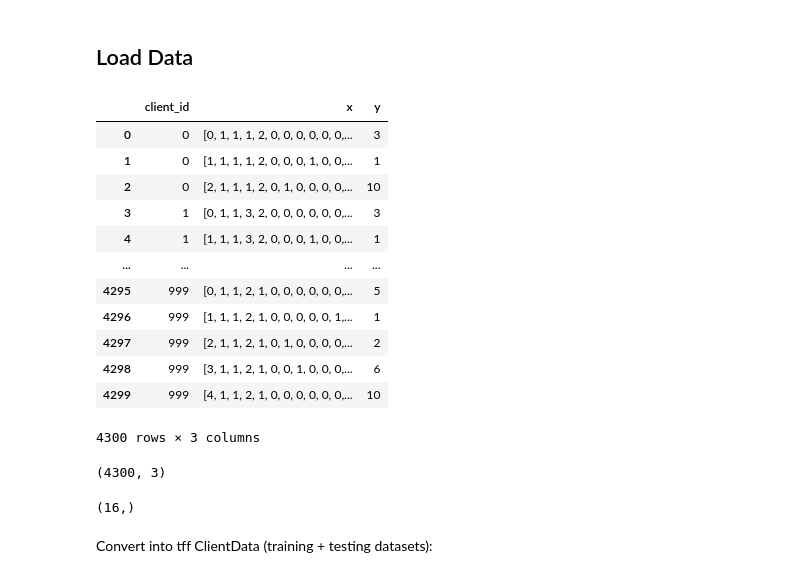
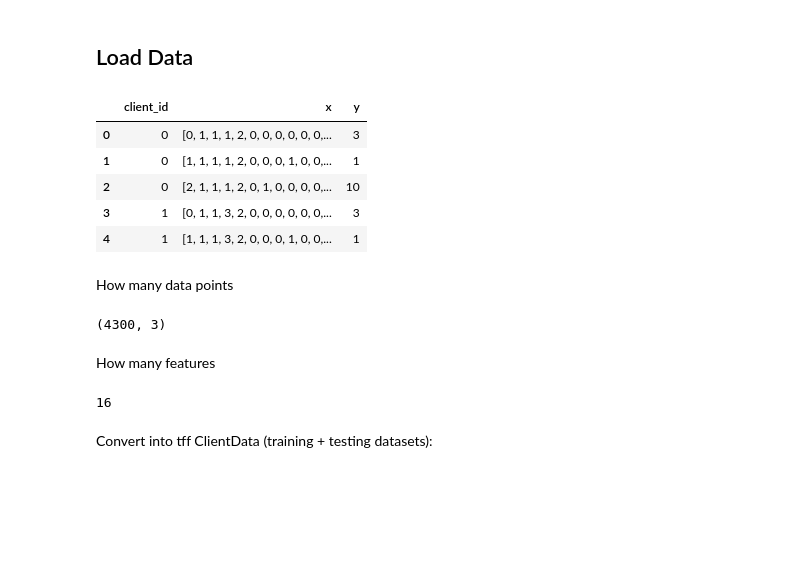
Before and after one commit to City-of-Helsinki/ml_federated_customer_journey, a Jupyter notebook: 01_model.ipynb, the cells around one changed output. Saved outputs shown, nothing was run; the diff lists cells and outputs as text; code cells hidden in the pictures; blank space fills up the shorter version.

```diff
--- a/01_model.ipynb
+++ b/01_model.ipynb
@@ -86,26 +82,24 @@ tf.random.set_seed(seed)
 ## Load Data
 # %%
 df = feather.read_feather(data_filepath)
-df
+df.head()
 # %% [output]
 |  | client_id | x | y |
 | 0 | 0 | [0, 1, 1, 1, 2, 0, 0, 0, 0, 0, 0,... | 3 |
 | 1 | 0 | [1, 1, 1, 1, 2, 0, 0, 0, 1, 0, 0,... | 1 |
 | 2 | 0 | [2, 1, 1, 1, 2, 0, 1, 0, 0, 0, 0,... | 10 |
 | 3 | 1 | [0, 1, 1, 3, 2, 0, 0, 0, 0, 0, 0,... | 3 |
 | 4 | 1 | [1, 1, 1, 3, 2, 0, 0, 0, 1, 0, 0,... | 1 |
-| ... | ... | ... | ... |
-| 4295 | 999 | [0, 1, 1, 2, 1, 0, 0, 0, 0, 0, 0,... | 5 |
-| 4296 | 999 | [1, 1, 1, 2, 1, 0, 0, 0, 0, 0, 1,... | 1 |
-| 4297 | 999 | [2, 1, 1, 2, 1, 0, 1, 0, 0, 0, 0,... | 2 |
-| 4298 | 999 | [3, 1, 1, 2, 1, 0, 0, 1, 0, 0, 0,... | 6 |
-| 4299 | 999 | [4, 1, 1, 2, 1, 0, 0, 0, 0, 0, 0,... | 10 |
-4300 rows × 3 columns
+# %% [markdown]
+How many data points
 # %%
 df.shape
 # %% [output]
 (4300, 3)
+# %% [markdown]
+How many features
 # %%
-df.x[0].shape
+NUM_FEATURES = df.x[0].shape[0]
+NUM_FEATURES
 # %% [output]
-(16,)
+16
```
Also changed, not shown: parts of 34 cells of this notebook, 1 other file.
